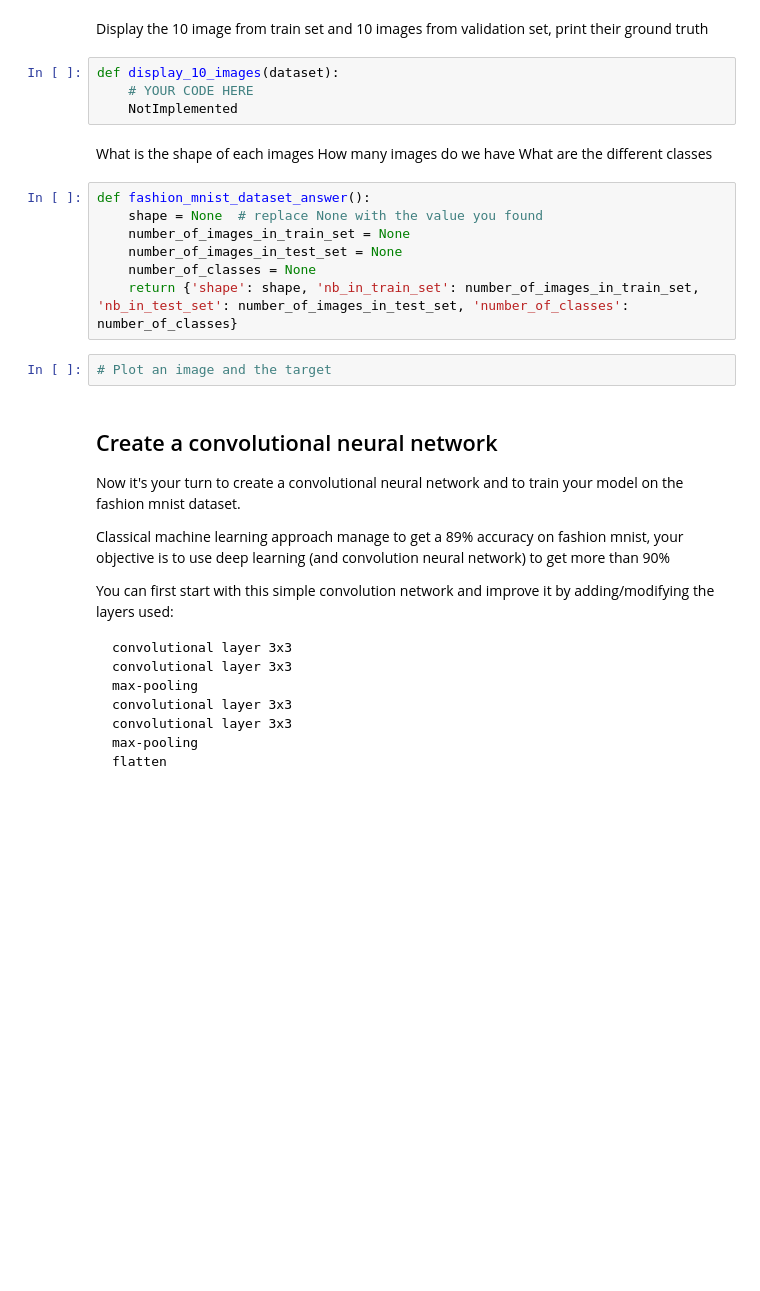
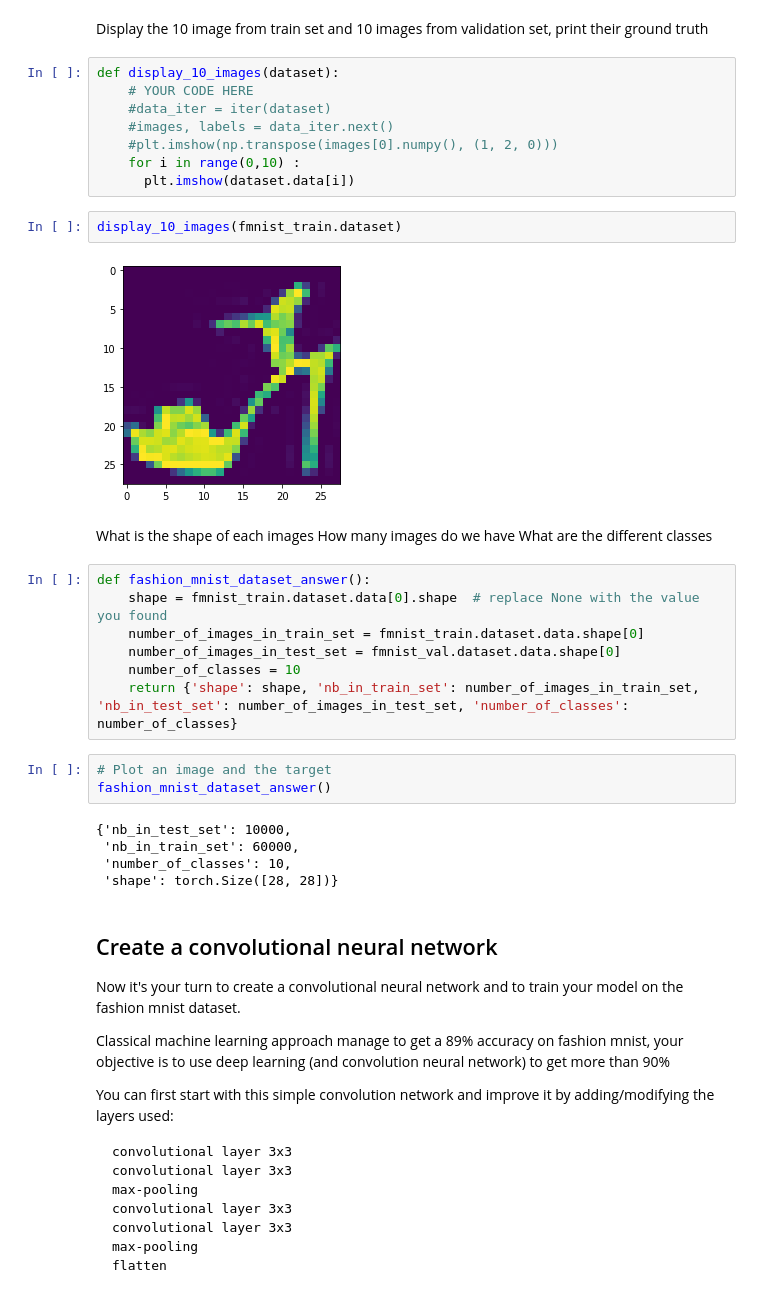
Before and after one commit to DL-ECE/tp2-deeplearningonimages-Pymboss75, a Jupyter notebook: convolution.ipynb, the cells around one changed output. Cells and saved outputs as stored; diff of their text form; blank space fills up the shorter version.

```diff
--- a/convolution.ipynb
+++ b/convolution.ipynb
@@ -743,23 +743,37 @@ if __name__ == "__main__" :
   fmnist_val = DataLoader(fmnist_val, batch_size=32, num_workers=4,  pin_memory=True)
 # %% [markdown]
 Display the 10 image from train set and 10 images from validation set, print their ground truth
-# %%
-def display_10_images(dataset):
-    # YOUR CODE HERE
-    NotImplemented
+# %%
+def display_10_images(dataset):
+    # YOUR CODE HERE
+    #data_iter = iter(dataset)
+    #images, labels = data_iter.next()
+    #plt.imshow(np.transpose(images[0].numpy(), (1, 2, 0)))
+    for i in range(0,10) :
+      plt.imshow(dataset.data[i])
+# %%
+display_10_images(fmnist_train.dataset)
+# %% [output]
+[figure, added]
 # %% [markdown]
 What is the shape of each images
 How many images do we have
 What are the different classes
 # %%
 def fashion_mnist_dataset_answer():
-    shape = None  # replace None with the value you found
-    number_of_images_in_train_set = None
-    number_of_images_in_test_set = None
-    number_of_classes = None
+    shape = fmnist_train.dataset.data[0].shape  # replace None with the value you found
+    number_of_images_in_train_set = fmnist_train.dataset.data.shape[0]
+    number_of_images_in_test_set = fmnist_val.dataset.data.shape[0]
+    number_of_classes = 10
     return {'shape': shape, 'nb_in_train_set': number_of_images_in_train_set, 'nb_in_test_set': number_of_images_in_test_set, 'number_of_classes': number_of_classes}
 # %%
 # Plot an image and the target
+fashion_mnist_dataset_answer()
+# %% [output]
+{'nb_in_test_set': 10000,
+ 'nb_in_train_set': 60000,
+ 'number_of_classes': 10,
+ 'shape': torch.Size([28, 28])}
 # %% [markdown]
 ## Create a convolutional neural network
 
```
